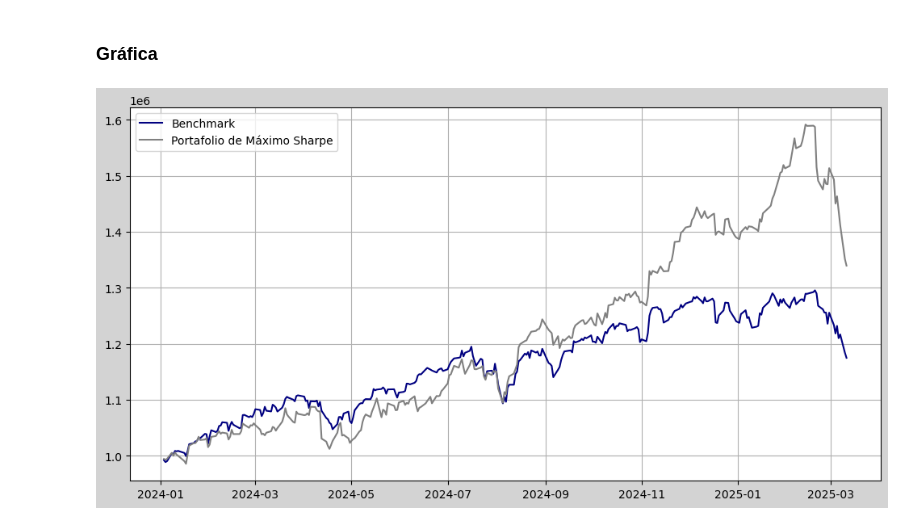
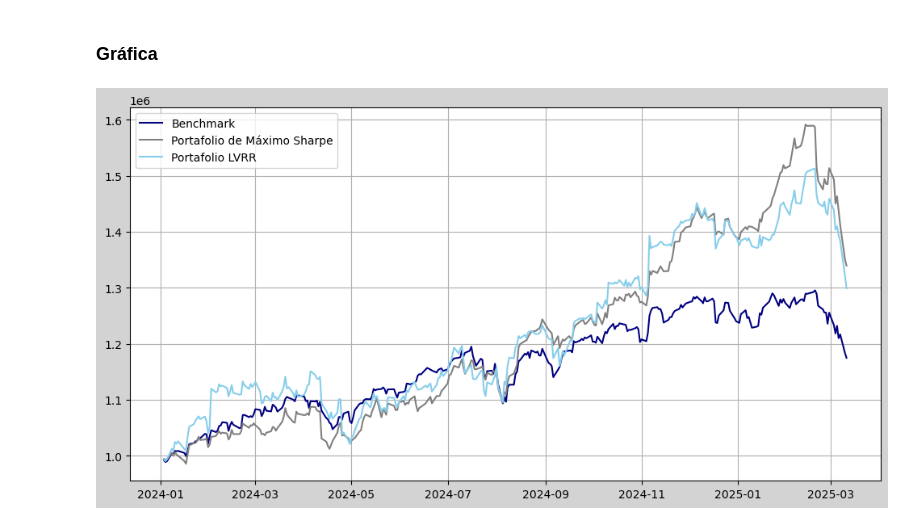
Before and after one commit to LuisMB09/admin_de_riesgos, a Jupyter notebook: proyecto_optimización.ipynb, the cells around one changed output. Cells and saved outputs as stored; diff of their text form; code cells hidden in the pictures.

```diff
--- a/proyecto_optimización.ipynb
+++ b/proyecto_optimización.ipynb
@@ -373,7 +373,7 @@ rt_test_dynamic = [rt_test_total.loc[test_dates[i]:test_dates[i+1]] if i == 0
                    else rt_test_total.loc[pd.Timestamp(test_dates[i]) + pd.Timedelta(days=1):test_dates[i+1]]
                    for i in range(len(test_dates)-1)]
 
-last_volume = [volume.loc[train_dates[i]:train_dates[i+1]] for i in range(len(train_dates)-1)]
+last_volume = [volume.loc[train_dates[0]:train_dates[i+1]] for i in range(len(train_dates)-1)]
 # %% [markdown]
 ### Máximo Ratio de Sharpe
 # %%
@@ -405,11 +405,10 @@ Pesos para Q5
 # %%
 lvrr_weights = []
 lvrr_dynamic = []
-pv_list = []
 pv = 1000000.0
 
 for i in range(len(rt_train_dynamic)):
-    w_lvrr = lvrr(price_train_dynamic[i], last_volume[i], rt_train_dynamic[i], pv, rf)
+    w_lvrr = lvrr(price_train_dynamic[i], last_volume[i], rt_train_dynamic[i], pv, rf_list[i])
     lvrr_weights.append(w_lvrr)
 
     returns = portfolio_return(rt_test_dynamic[i], w_lvrr)
@@ -417,7 +416,11 @@ for i in range(len(rt_train_dynamic)):
 
     cumulative_lvrr_ret = (1 + returns).cumprod()
 
-    cumulative_lvrr_money = (1 + returns).cumprod() * 1000000
+    cumulative_lvrr_money = (1 + returns).cumprod() * pv
 
     pv = cumulative_lvrr_money[-1]
-    pv_list.append(pv)
+
+lvrr_dynamic = np.concatenate(lvrr_dynamic)
+
+cumulative_lvrr_dynamic_returns = (1 + lvrr_dynamic).cumprod()
+cumulative_lvrr_dynamic_money = (1 + lvrr_dynamic).cumprod() * 1000000
@@ -431,26 +444,32 @@ cumulative_lvrr_dynamic_money = (1 + lvrr_dynamic).cumprod() * 1000000
 # %%
 cumulative_returns_dynamic = pd.DataFrame({
     'Benchmark': cumulative_benchmark_returns.squeeze(),
-    'Sharpe': pd.Series(cumulative_sharpe_dynamic_returns, index=rt_test_total.index)
+    'Sharpe': pd.Series(cumulative_sharpe_dynamic_returns, index=rt_test_total.index),
+    'LVRR': pd.Series(cumulative_lvrr_dynamic_returns, index=rt_test_total.index)
 })
 
 cumulative_money_dynamic = pd.DataFrame({
     'Benchmark': cumulative_benchmark_returns.squeeze() * 1000000,
-    'Sharpe': pd.Series(cumulative_sharpe_dynamic_money, index=rt_test_total.index)
+    'Sharpe': pd.Series(cumulative_sharpe_dynamic_money, index=rt_test_total.index),
+    'LVRR': pd.Series(cumulative_lvrr_dynamic_money, index=rt_test_total.index)
 })
 
 pd.set_option('display.float_format', '{:.2%}'.format)
 df_sharpe = pd.DataFrame(sharpe_weights, columns = rt.keys())
 df_sharpe.index = ['Q1', 'Q2', 'Q3', 'Q4', 'Q5']
 
+df_lvrr = pd.DataFrame(lvrr_weights, columns = rt.keys())
+df_lvrr.index = ['Q1', 'Q2', 'Q3', 'Q4', 'Q5']
+
 plt.figure(figsize=(12, 6))
 
 plt.plot(cumulative_money_dynamic['Benchmark'], label='Benchmark', c = 'navy')
 plt.plot(cumulative_money_dynamic['Sharpe'], label='Portafolio de Máximo Sharpe', c = 'gray')
+plt.plot(cumulative_money_dynamic['LVRR'], label='Portafolio LVRR', c = 'skyblue')
 
 plt.legend()
 plt.grid();
 # %% [output]
-[figure, old version]
+[figure, new version]
 # %%
 print(f'Pesos óptmio de las estrategias')
```
Also changed, not shown: parts of 8 cells of this notebook.
